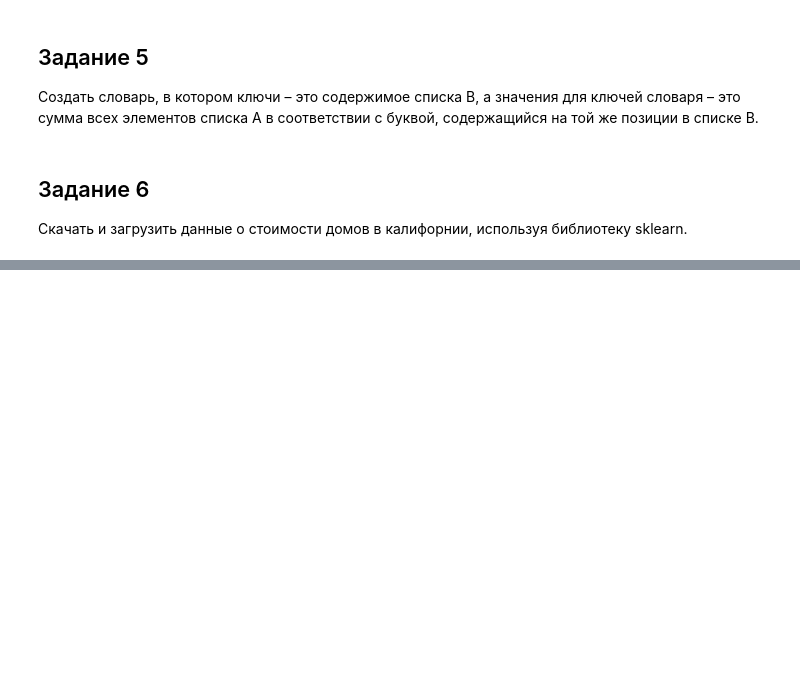
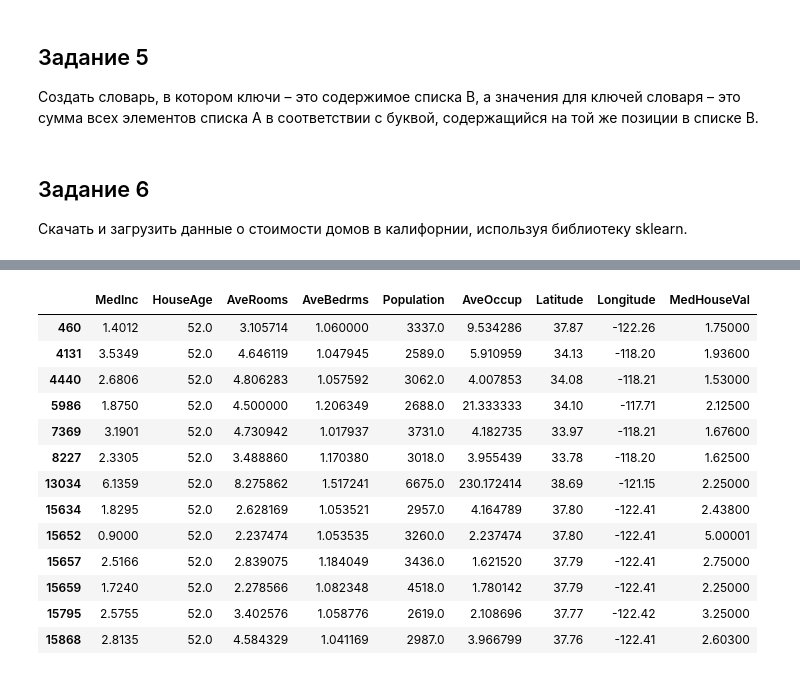
Before and after one commit to THE80X/BigData, a Jupyter notebook: Untitled-1.ipynb, the cells around one changed output, grey strips where cells are left out. Saved outputs shown, nothing was run; the diff lists cells and outputs as text; code cells hidden in the pictures; blank space fills up the shorter version.

```diff
--- a/Untitled-1.ipynb
+++ b/Untitled-1.ipynb
@@ -239,0 +237,6 @@ ValueError: All arrays must be of the same length
+# %%
+df = pandas.DataFrame(data.frame)
+
+df.info()
+
+df
@@ -239,0 +292,17 @@ ValueError: All arrays must be of the same length
+# %%
+df.loc[(df['HouseAge']>50) & (df['Population']>2500)]
+# %% [output]
+|  | MedInc | HouseAge | AveRooms | AveBedrms | Population | AveOccup | Latitude | Longitude | MedHouseVal |
+| 460 | 1.4012 | 52.0 | 3.105714 | 1.060000 | 3337.0 | 9.534286 | 37.87 | -122.26 | 1.75000 |
+| 4131 | 3.5349 | 52.0 | 4.646119 | 1.047945 | 2589.0 | 5.910959 | 34.13 | -118.20 | 1.93600 |
+| 4440 | 2.6806 | 52.0 | 4.806283 | 1.057592 | 3062.0 | 4.007853 | 34.08 | -118.21 | 1.53000 |
+| 5986 | 1.8750 | 52.0 | 4.500000 | 1.206349 | 2688.0 | 21.333333 | 34.10 | -117.71 | 2.12500 |
+| 7369 | 3.1901 | 52.0 | 4.730942 | 1.017937 | 3731.0 | 4.182735 | 33.97 | -118.21 | 1.67600 |
+| 8227 | 2.3305 | 52.0 | 3.488860 | 1.170380 | 3018.0 | 3.955439 | 33.78 | -118.20 | 1.62500 |
+| 13034 | 6.1359 | 52.0 | 8.275862 | 1.517241 | 6675.0 | 230.172414 | 38.69 | -121.15 | 2.25000 |
+| 15634 | 1.8295 | 52.0 | 2.628169 | 1.053521 | 2957.0 | 4.164789 | 37.80 | -122.41 | 2.43800 |
+| 15652 | 0.9000 | 52.0 | 2.237474 | 1.053535 | 3260.0 | 2.237474 | 37.80 | -122.41 | 5.00001 |
+| 15657 | 2.5166 | 52.0 | 2.839075 | 1.184049 | 3436.0 | 1.621520 | 37.79 | -122.41 | 2.75000 |
+| 15659 | 1.7240 | 52.0 | 2.278566 | 1.082348 | 4518.0 | 1.780142 | 37.79 | -122.41 | 2.25000 |
+| 15795 | 2.5755 | 52.0 | 3.402576 | 1.058776 | 2619.0 | 2.108696 | 37.77 | -122.42 | 3.25000 |
+| 15868 | 2.8135 | 52.0 | 4.584329 | 1.041169 | 2987.0 | 3.966799 | 37.76 | -122.41 | 2.60300 |
```
Also changed, not shown: parts of 14 cells of this notebook.
